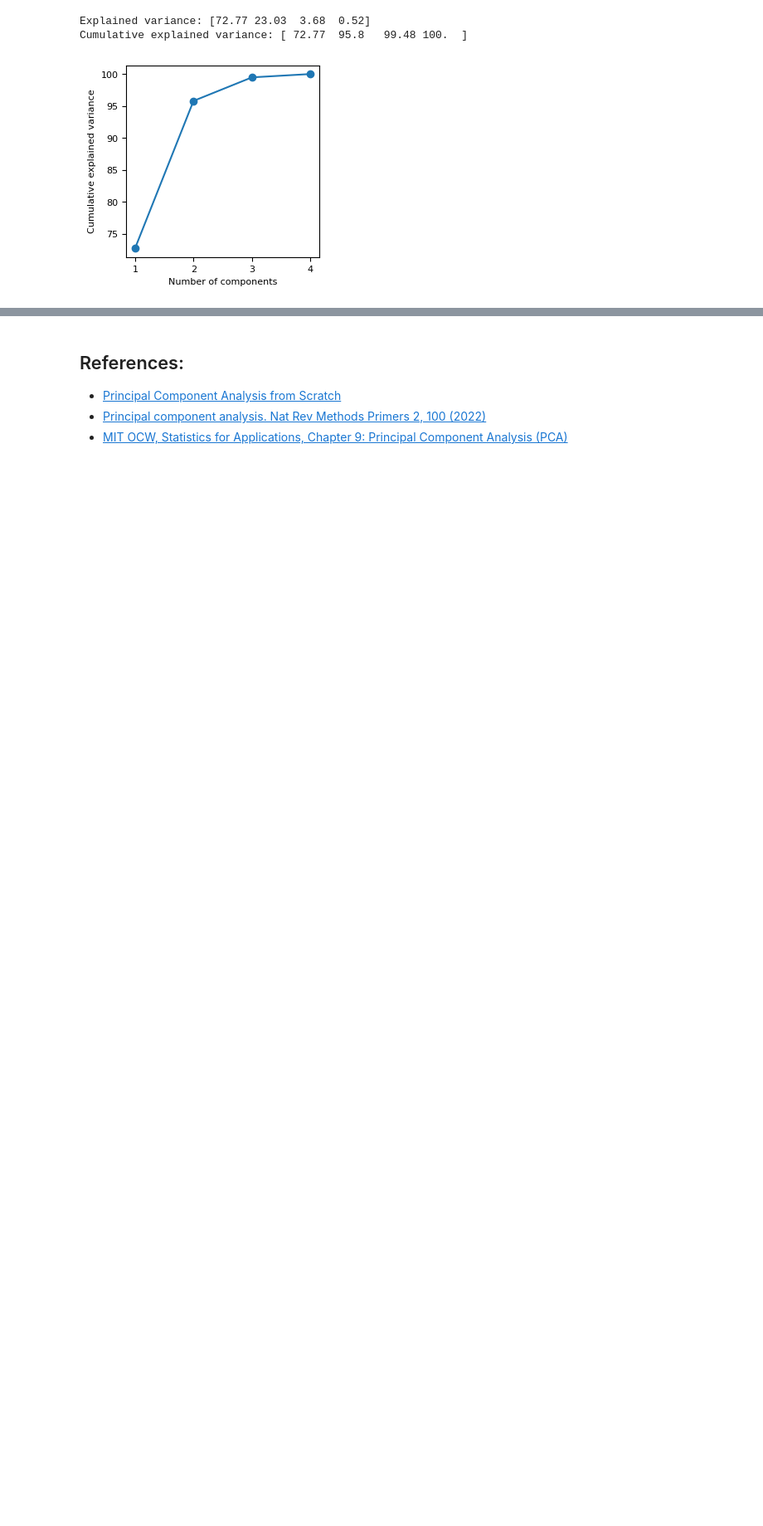
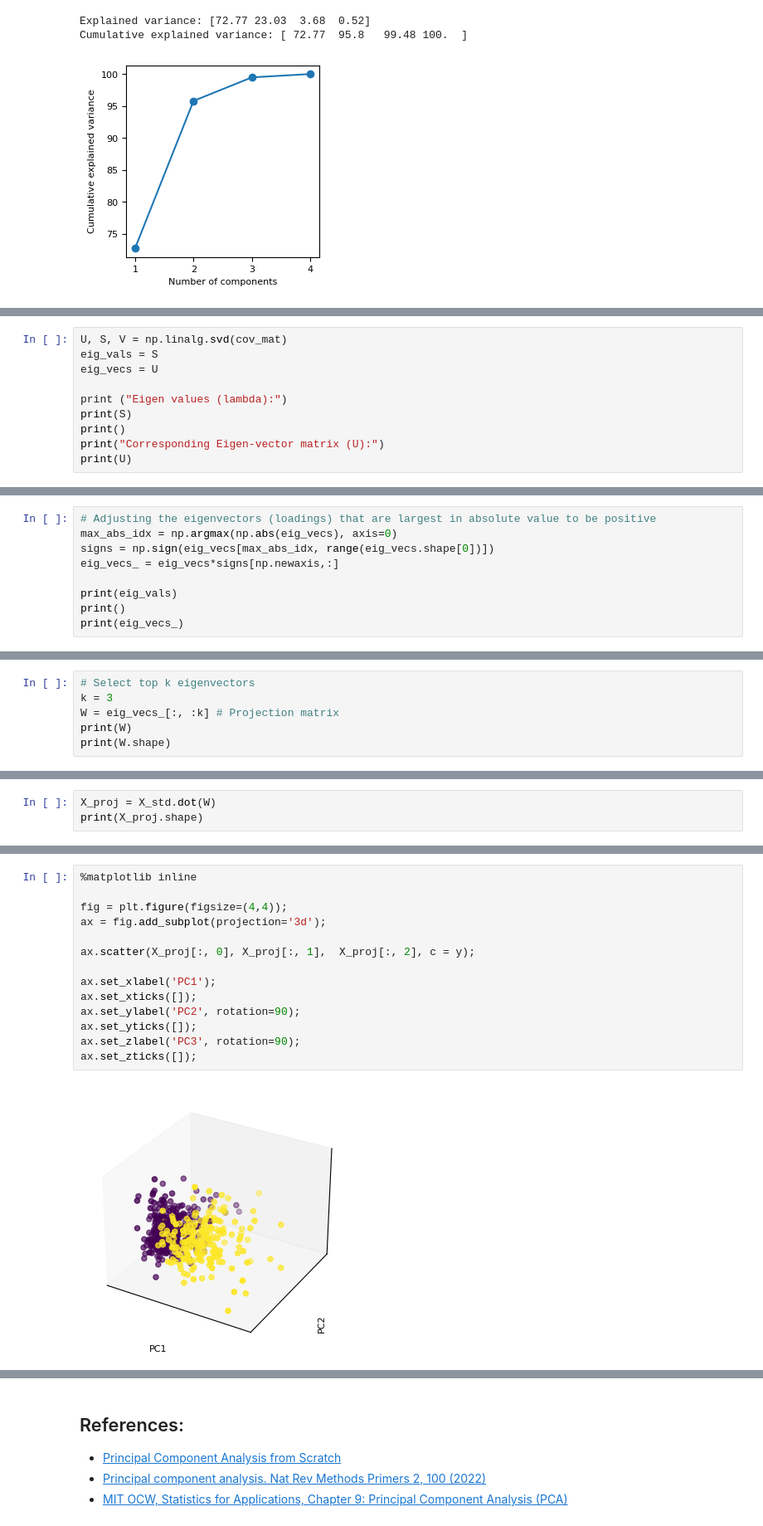
Before and after one commit to auralius/AEK3LBB3, a Jupyter notebook: pca.ipynb, the cells around one changed output, grey strips where cells are left out. Shown at 83% size. Drawn from its saved outputs; the diff is of its cells as text; blank space fills up the shorter version.

```diff
--- a/pca.ipynb
+++ b/pca.ipynb
@@ -257,0 +366,10 @@ Cumulative explained variance: [ 72.77  95.8   99.48 100.  ]
+# %%
+U, S, V = np.linalg.svd(cov_mat)
+eig_vals = S
+eig_vecs = U
+
+print ("Eigen values (lambda):")
+print(S)
+print()
+print("Corresponding Eigen-vector matrix (U):")
+print(U)
@@ -257,0 +396,9 @@ Cumulative explained variance: [ 72.77  95.8   99.48 100.  ]
+# %%
+# Adjusting the eigenvectors (loadings) that are largest in absolute value to be positive
+max_abs_idx = np.argmax(np.abs(eig_vecs), axis=0)
+signs = np.sign(eig_vecs[max_abs_idx, range(eig_vecs.shape[0])])
+eig_vecs_ = eig_vecs*signs[np.newaxis,:]
+
+print(eig_vals)
+print()
+print(eig_vecs_)
@@ -257,0 +425,6 @@ Cumulative explained variance: [ 72.77  95.8   99.48 100.  ]
+# %%
+# Select top k eigenvectors
+k = 3
+W = eig_vecs_[:, :k] # Projection matrix
+print(W)
+print(W.shape)
@@ -257,0 +445,3 @@ Cumulative explained variance: [ 72.77  95.8   99.48 100.  ]
+# %%
+X_proj = X_std.dot(W)
+print(X_proj.shape)
@@ -257,0 +450,16 @@ Cumulative explained variance: [ 72.77  95.8   99.48 100.  ]
+# %%
+%matplotlib inline
+
+fig = plt.figure(figsize=(4,4));
+ax = fig.add_subplot(projection='3d');
+
+ax.scatter(X_proj[:, 0], X_proj[:, 1],  X_proj[:, 2], c = y);
+
+ax.set_xlabel('PC1');
+ax.set_xticks([]);
+ax.set_ylabel('PC2', rotation=90);
+ax.set_yticks([]);
+ax.set_zlabel('PC3', rotation=90);
+ax.set_zticks([]);
+# %% [output]
+[figure, added]
```
Also changed, not shown: parts of 26 cells of this notebook.
